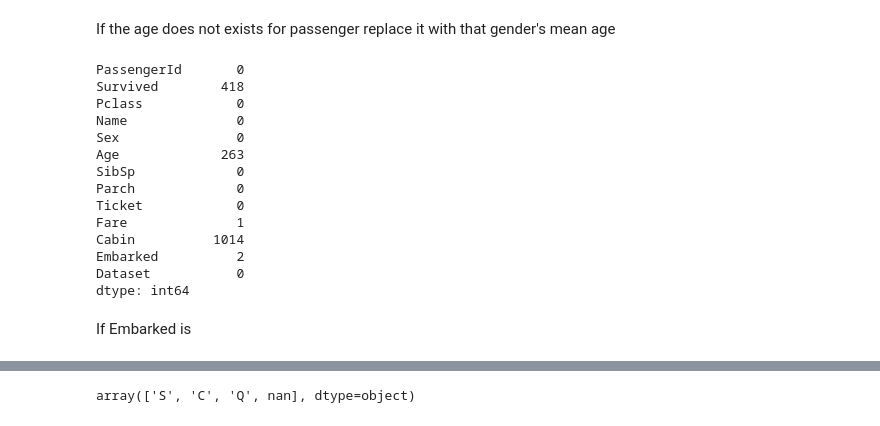
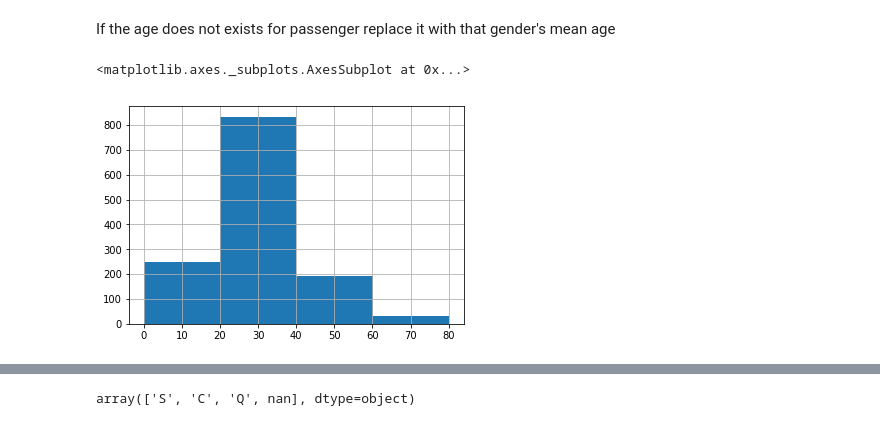
Before and after one commit to kuds/TitanicSurvivalPrediction, a Jupyter notebook: Data Visualization for Titanic Data.ipynb, the cells around one changed output, grey strips where cells are left out. Cells and saved outputs as stored; diff of their text form; code cells hidden in the pictures.

```diff
--- a/Data Visualization for Titanic Data.ipynb
+++ b/Data Visualization for Titanic Data.ipynb
@@ -246,22 +269,5 @@ combinedDF.head()
 # %% [markdown]
 If the age does not exists for passenger replace it with that gender's mean age
-# %%
-combinedDF.isnull().sum()
-# %% [output]
-PassengerId       0
-Survived        418
-Pclass            0
-Name              0
-Sex               0
-Age             263
-SibSp             0
-Parch             0
-Ticket            0
-Fare              1
-Cabin          1014
-Embarked          2
-Dataset           0
-dtype: int64
 # %%
 #Get Mean Age for male and fmeale
 meanAge = combinedDF.groupby(["Sex"]).mean()["Age"]
@@ -281,5 +287,9 @@ def MeanAge(row):
         return row["Age"]
 
 combinedDF["Age"] = combinedDF.apply(MeanAge, axis=1)
-# %% [markdown]
-If Embarked is
+# %%
+bins = 4
+combinedDF["Age"].hist(bins=bins)
+# %% [output]
+<matplotlib.axes._subplots.AxesSubplot at 0x...>
+[figure, added]
```
Also changed, not shown: parts of 37 cells of this notebook.
